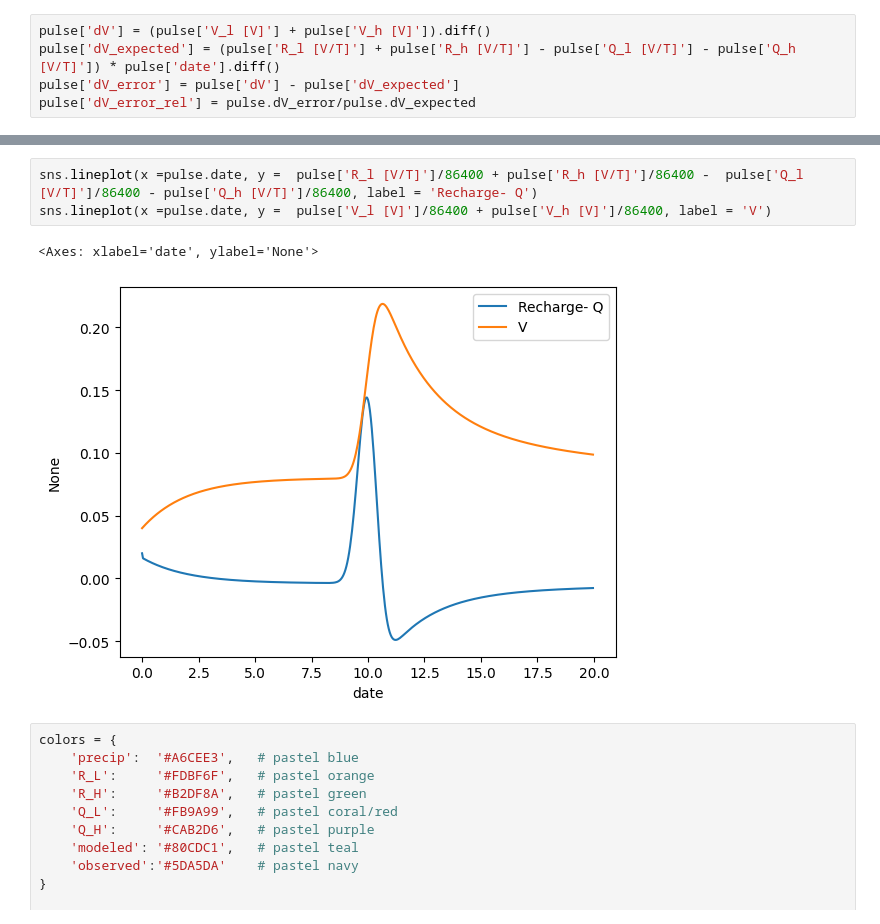
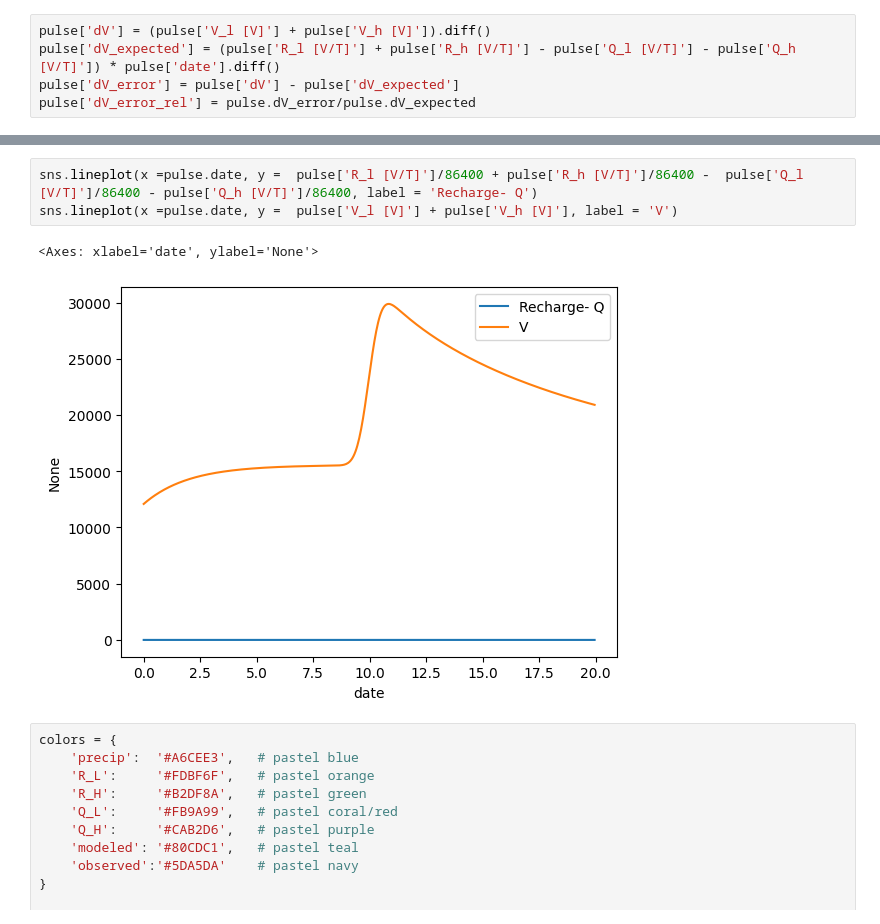
Before and after one commit to jhuang523/UMNBearSpring, a Jupyter notebook: openkarst/steady_state/conduit_geometry_setup.ipynb, the cells around one changed output, grey strips where cells are left out. Drawn from its saved outputs; the diff is of its cells as text.

```diff
--- a/openkarst/steady_state/conduit_geometry_setup.ipynb
+++ b/openkarst/steady_state/conduit_geometry_setup.ipynb
@@ -205,9 +231,9 @@ sns.lineplot(pulse, x = 'date', y = 'dV_error_rel')
 # %%
 sns.lineplot(x =pulse.date, y =  pulse['R_l [V/T]']/86400 + pulse['R_h [V/T]']/86400 -  pulse['Q_l [V/T]']/86400 - pulse['Q_h [V/T]']/86400, label = 'Recharge- Q')
-sns.lineplot(x =pulse.date, y =  pulse['V_l [V]']/86400 + pulse['V_h [V]']/86400, label = 'V')
+sns.lineplot(x =pulse.date, y =  pulse['V_l [V]'] + pulse['V_h [V]'], label = 'V')
 # %% [output]
 <Axes: xlabel='date', ylabel='None'>
-[figure, old version]
+[figure, new version]
 # %%
 colors = {
     'precip':  '#A6CEE3',   # pastel blue
```
Also changed, not shown: parts of 15 cells of this notebook, 14 other files.
